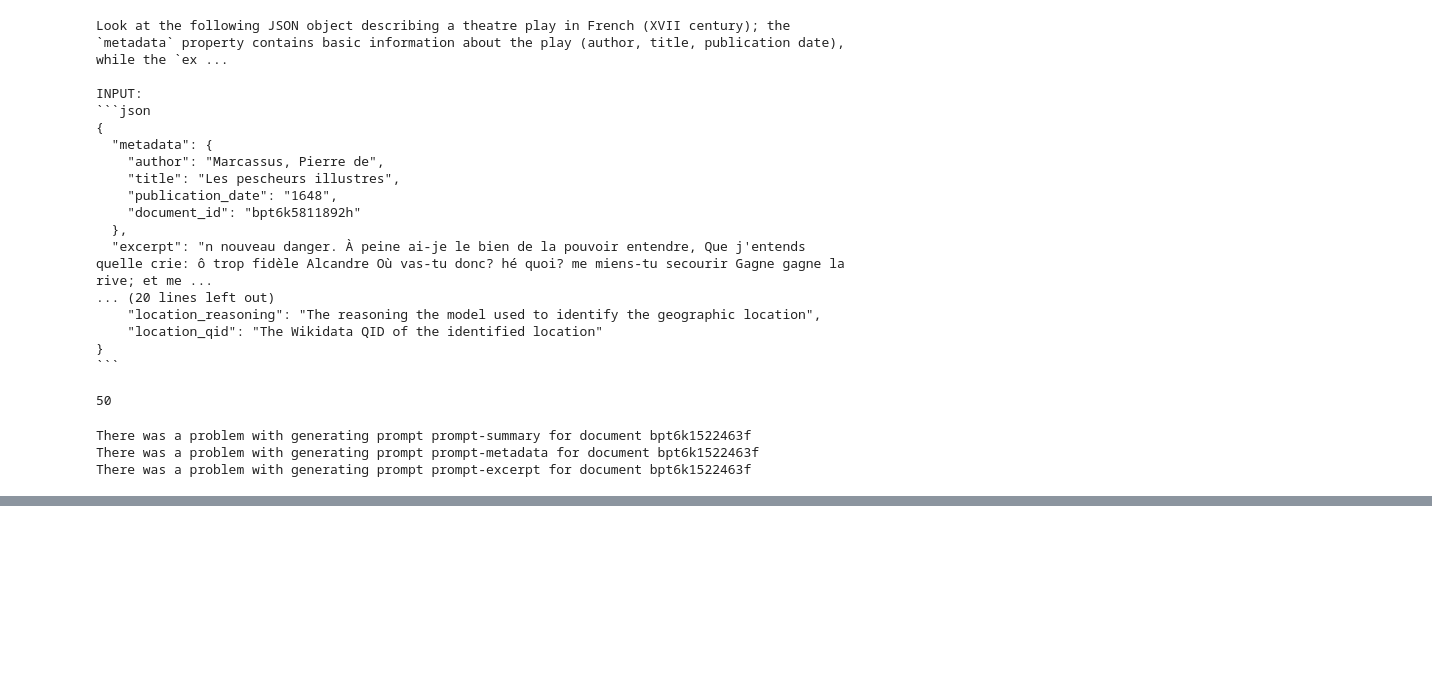
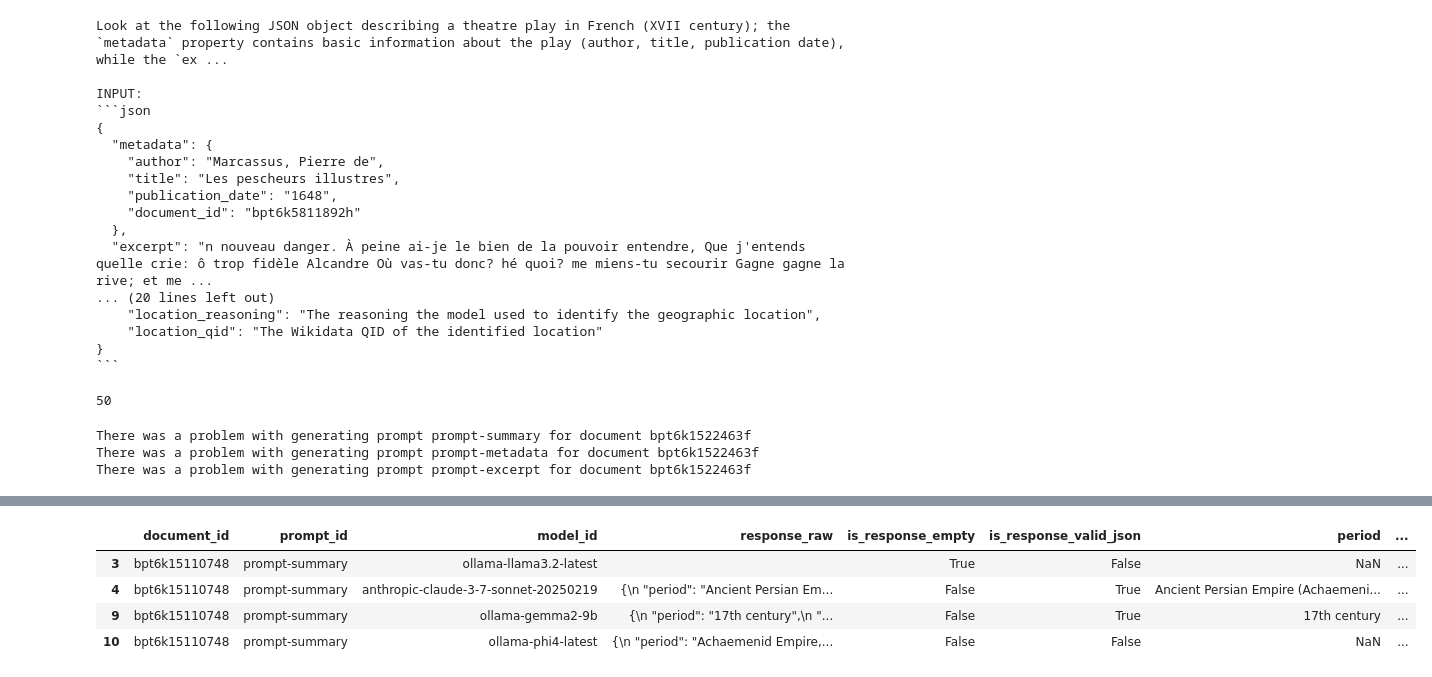
Before and after one commit to TextEnt/chrono-spatial-processing, a Jupyter notebook: notebooks/query-LLMs.ipynb, the cells around one changed output, grey strips where cells are left out. Drawn from its saved outputs; the diff is of its cells as text; code cells hidden in the pictures; blank space fills up the shorter version.

```diff
--- a/notebooks/query-LLMs.ipynb
+++ b/notebooks/query-LLMs.ipynb
@@ -319,0 +420,8 @@ def serialize_llm_responses(responses: List[LLMresponse], output_path: Path) ->
+# %%
+data[(data['document_id'] == 'bpt6k15110748') & (data['prompt_id'] == 'prompt-summary')]
+# %% [output]
+|  | document_id | prompt_id | model_id | response_raw | is_response_empty | is_response_valid_json | period | ... |
+| 3 | bpt6k15110748 | prompt-summary | ollama-llama3.2-latest |  | True | False | NaN | ... |
+| 4 | bpt6k15110748 | prompt-summary | anthropic-claude-3-7-sonnet-20250219 | {\n "period": "Ancient Persian Em... | False | True | Ancient Persian Empire (Achaemeni... | ... |
+| 9 | bpt6k15110748 | prompt-summary | ollama-gemma2-9b | {\n "period": "17th century",\n "... | False | True | 17th century | ... |
+| 10 | bpt6k15110748 | prompt-summary | ollama-phi4-latest | {\n "period": "Achaemenid Empire,... | False | False | NaN | ... |
```
Also changed, not shown: parts of 19 cells of this notebook, 2 other files.
